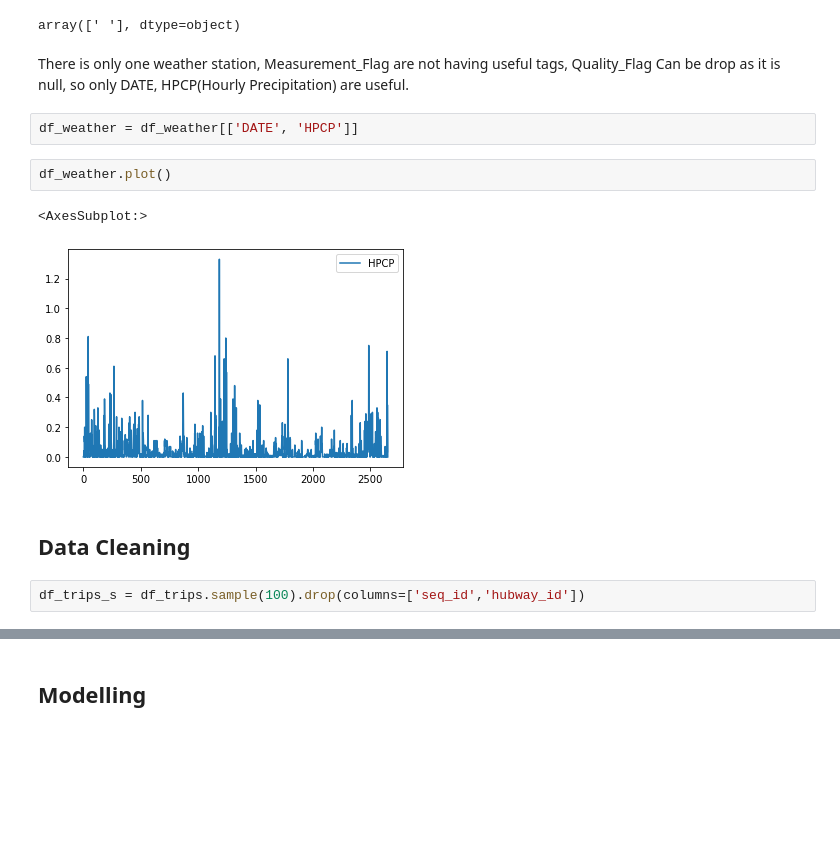
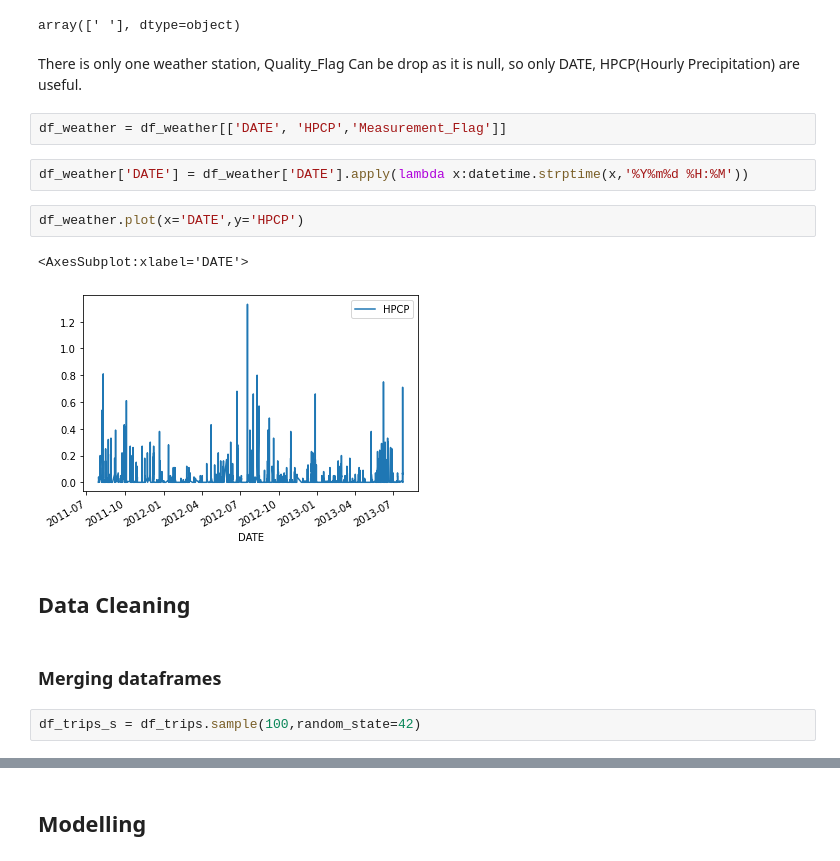
Before and after one commit to davidlaucw/DataScienceTest, a Jupyter notebook: main.ipynb, the cells around one changed output, grey strips where cells are left out. Drawn from its saved outputs; the diff is of its cells as text; blank space fills up the shorter version.

```diff
--- a/main.ipynb
+++ b/main.ipynb
@@ -125,16 +182,20 @@ df_weather['Quality_Flag'].unique()
 # %% [output]
 array([' '], dtype=object)
 # %% [markdown]
-There is only one weather station, Measurement_Flag are not having useful tags, Quality_Flag Can be drop as it is null, so only DATE, HPCP(Hourly Precipitation) are useful.
+There is only one weather station, Quality_Flag Can be drop as it is null, so only DATE, HPCP(Hourly Precipitation) are useful.
 # %%
-df_weather = df_weather[['DATE', 'HPCP']]
+df_weather = df_weather[['DATE', 'HPCP','Measurement_Flag']]
+# %%
+df_weather['DATE'] = df_weather['DATE'].apply(lambda x:datetime.strptime(x,'%Y%m%d %H:%M'))
 # %%
-df_weather.plot()
+df_weather.plot(x='DATE',y='HPCP')
 # %% [output]
-<AxesSubplot:>
+<AxesSubplot:xlabel='DATE'>
-[figure, old version]
+[figure, new version]
 # %% [markdown]
 ## Data Cleaning
+# %% [markdown]
+### Merging dataframes
 # %%
-df_trips_s = df_trips.sample(100).drop(columns=['seq_id','hubway_id'])
+df_trips_s = df_trips.sample(100,random_state=42)
 # %%
```
Also changed, not shown: parts of 19 cells of this notebook, 1 other file.
